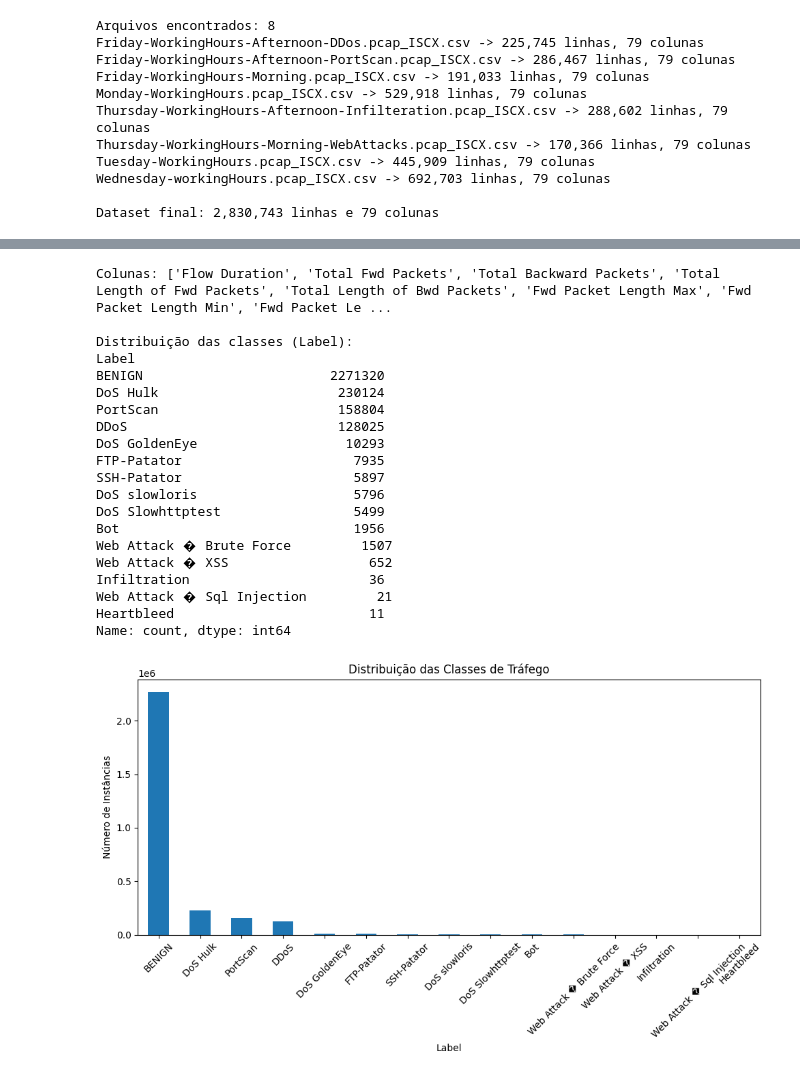
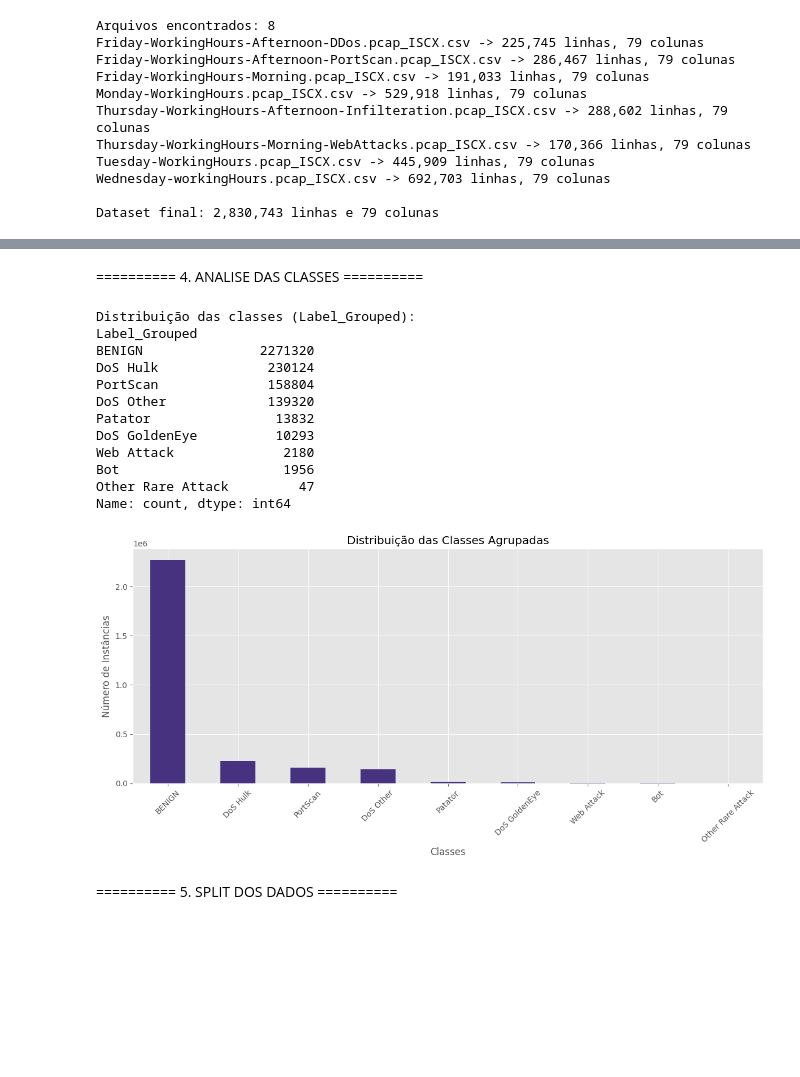
Before and after one commit to lucashernandez90/Security-IA, a Jupyter notebook: notebooks/01_processing.ipynb, the cells around one changed output, grey strips where cells are left out. Saved outputs shown, nothing was run; the diff lists cells and outputs as text; code cells hidden in the pictures; blank space fills up the shorter version.

```diff
--- a/notebooks/01_processing.ipynb
+++ b/notebooks/01_processing.ipynb
@@ -111,0 +76,23 @@ Total de colunas agora: 68
+# %%
+print("\nAgrupando classes raras...")
+
+def agrupar_classes(label):
+    if 'Web Attack' in label:
+        return 'Web Attack'
+    elif 'DoS' in label and 'Hulk' not in label and 'GoldenEye' not in label:
+        return 'DoS Other'
+    elif 'Patator' in label:
+        return 'Patator'
+    elif label in ['Heartbleed', 'Infiltration']:
+        return 'Other Rare Attack'
+    else:
+        return label
+
+df['Label_Grouped'] = df['Label'].apply(agrupar_classes)
+
+print("Distribuição após agrupamento:")
+print(df['Label_Grouped'].value_counts())
+
+# Usar a coluna agrupada
+X = df.drop(['Label', 'Label_Grouped'], axis=1)
+y = df['Label_Grouped']
@@ -112,41 +113,31 @@ Total de colunas agora: 68
+# %% [markdown]
+========== 4. ANALISE DAS CLASSES ==========
 # %%
-df.columns = df.columns.str.strip()
+print("\nDistribuição das classes (Label_Grouped):")
+distribuicao = y.value_counts()
+print(distribuicao)
 
-# Confirma que existe a coluna Label
-print("Colunas:", df.columns.tolist())
-
-print("\nDistribuição das classes (Label):")
-print(df['Label'].value_counts())
-
-# Gráfico
-import matplotlib.pyplot as plt
-
-plt.figure(figsize=(10, 6))
-df['Label'].value_counts().plot(kind='bar')
-plt.title("Distribuição das Classes de Tráfego")
+plt.figure(figsize=(12, 6))
+distribuicao.plot(kind='bar')
+plt.title("Distribuição das Classes Agrupadas")
 plt.ylabel("Número de Instâncias")
+plt.xlabel("Classes")
 plt.xticks(rotation=45)
 plt.tight_layout()
 plt.show()
 # %% [output]
-Colunas: ['Flow Duration', 'Total Fwd Packets', 'Total Backward Packets', 'Total Length of Fwd Packets', 'Total Length of Bwd Packets', 'Fwd Packet Length Max', 'Fwd Packet Length Min', 'Fwd Packet Le ...
-
-Distribuição das classes (Label):
-Label
-BENIGN                        2271320
-DoS Hulk                       230124
-PortScan                       158804
-DDoS                           128025
-DoS GoldenEye                   10293
-FTP-Patator                      7935
-SSH-Patator                      5897
-DoS slowloris                    5796
-DoS Slowhttptest                 5499
-Bot                              1956
-Web Attack � Brute Force         1507
-Web Attack � XSS                  652
-Infiltration                       36
-Web Attack � Sql Injection         21
-Heartbleed                         11
+Distribuição das classes (Label_Grouped):
+Label_Grouped
+BENIGN               2271320
+DoS Hulk              230124
+PortScan              158804
+DoS Other             139320
+Patator                13832
+DoS GoldenEye          10293
+Web Attack              2180
+Bot                     1956
+Other Rare Attack         47
 Name: count, dtype: int64
-[figure, old version]
+[figure, new version]
+# %% [markdown]
+========== 5. SPLIT DOS DADOS ==========
```
Also changed, not shown: parts of 23 cells of this notebook.
